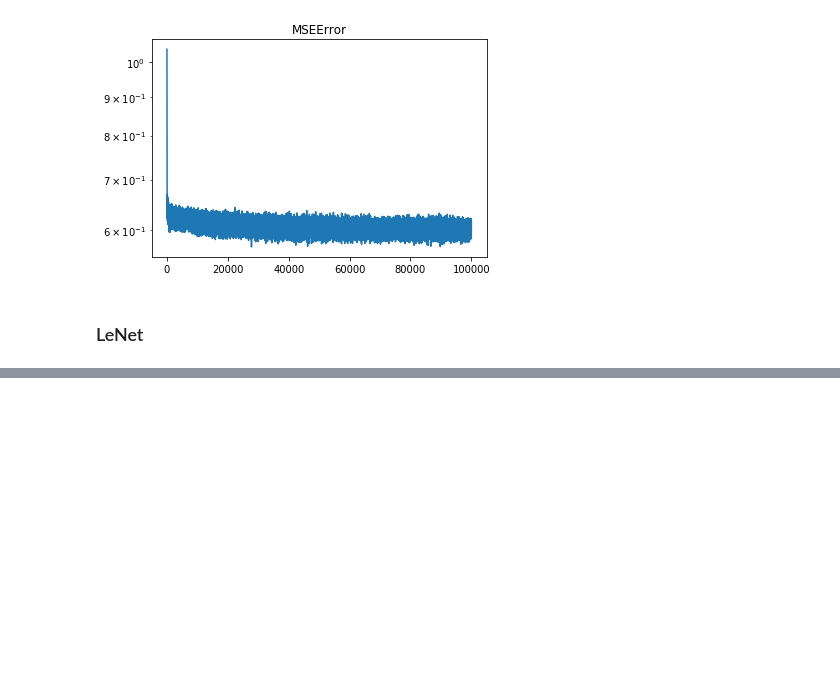
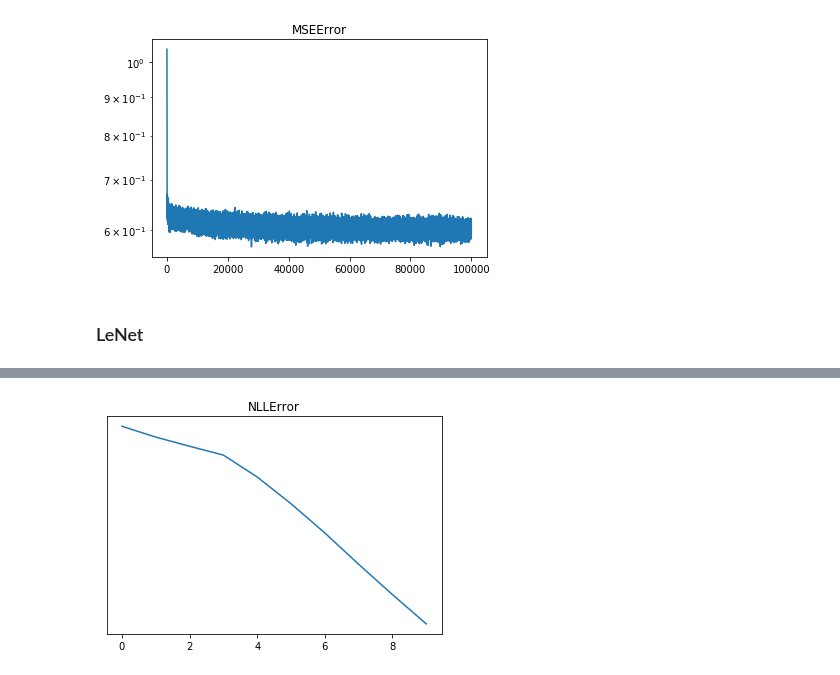
Before and after one commit to egornuzhin/DropoutUncertainty, a Jupyter notebook: DropoutUncertanty.ipynb, the cells around one changed output, grey strips where cells are left out. Drawn from its saved outputs; the diff is of its cells as text; code cells hidden in the pictures; blank space fills up the shorter version.

```diff
--- a/DropoutUncertanty.ipynb
+++ b/DropoutUncertanty.ipynb
@@ -334,0 +347,20 @@ plt.show()
+# %%
+def get_test_train_minst_data(test_part = 0.1):
+    trans = transforms.Compose([transforms.Pad(2),transforms.ToTensor(), transforms.Normalize((0.5,), (1.0,))])
+    mnist = MNIST('MNIST',download=True,transform=trans)
+
+    data_loader = torch.utils.data.DataLoader(mnist,
+                                              batch_size=60000,
+                                              shuffle=True)
+    imags, labels = data_loader.__iter__().__next__()
+    imags_train, labels_train = imags[int(60000*test_part):],labels[int(60000*test_part):]
+    imags_test, labels_test = imags[:int(60000*test_part)],labels[:int(60000*test_part)]
+    return imags_train, labels_train, imags_test, labels_test
+# %%
+device = torch.device("cuda:5" if torch.cuda.is_available() else "cpu")
+imags_train, labels_train, imags_test, labels_test = get_test_train_minst_data()
+num_iters = 10
+convnet = get_convnet(Empty(),dropout = 0.5,device=device)
+convnet,history = train_convnet(convnet,imags_train,labels_train,num_iters,device=device,threshold=1)
+# torch.save(convnet,'uncert_convnet.p')
+# convnet = torch.load('uncert_convnet.p')
@@ -334,0 +369,7 @@ plt.show()
+# %%
+import matplotlib.pyplot as plt
+plt.title("NLLError")
+plt.semilogy(history)
+plt.show()
+# %% [output]
+[figure, added]
```
Also changed, not shown: parts of 14 cells of this notebook.
